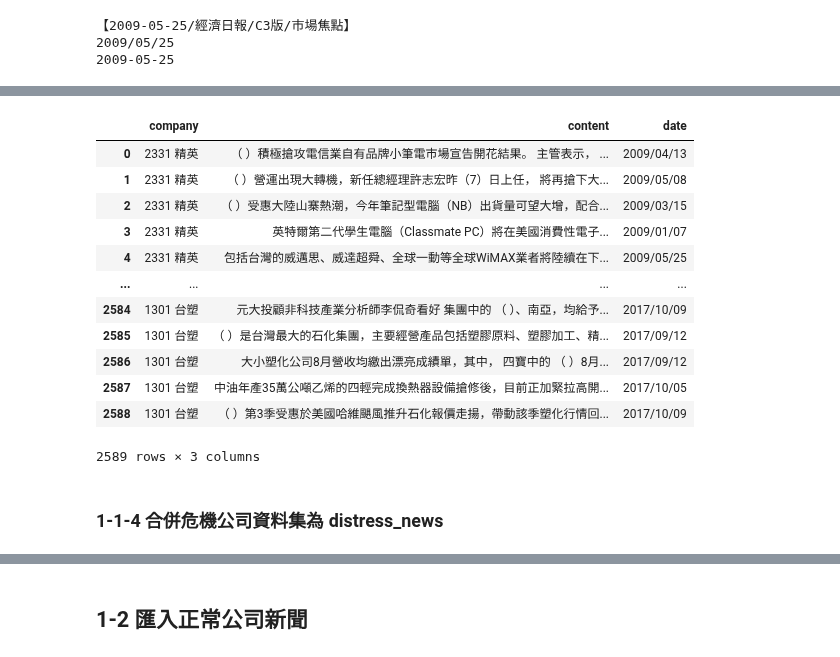
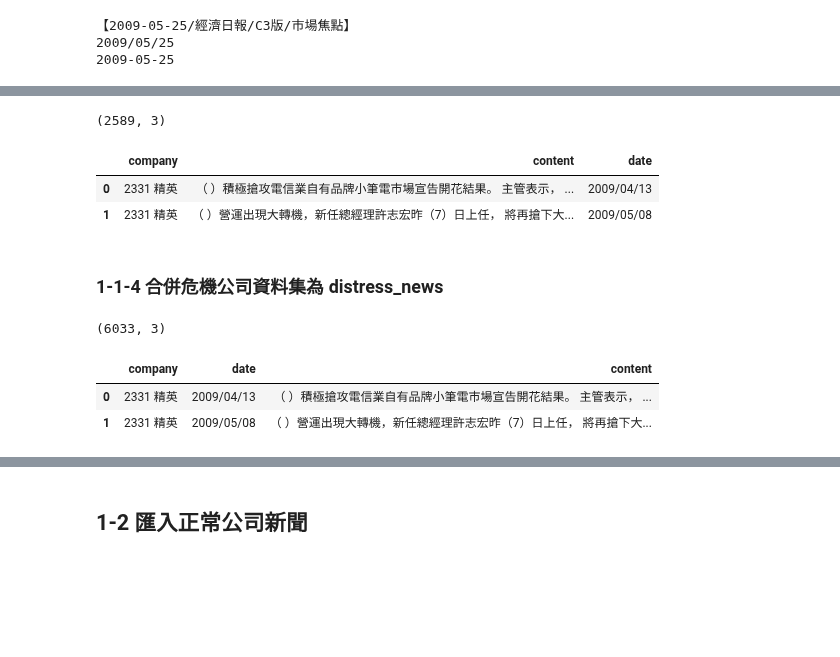
Before and after one commit to roccqqck/news_bert, a Jupyter notebook: 6.news_data_preprocessing.ipynb, the cells around one changed output, grey strips where cells are left out. Drawn from its saved outputs; the diff is of its cells as text; code cells hidden in the pictures; blank space fills up the shorter version.

```diff
--- a/6.news_data_preprocessing.ipynb
+++ b/6.news_data_preprocessing.ipynb
@@ -138,21 +104,13 @@ udn_distress
 udn_distress.to_csv("data/udn_distress_news.csv", index=False)
 # %%
 udn_distress = pd.read_csv("data/udn_distress_news.csv", encoding="utf-8")
-udn_distress
+print(udn_distress.shape)
+udn_distress.head(2)
 # %% [output]
+(2589, 3)
 |  | company | content | date |
 | 0 | 2331 精英 | （ ）積極搶攻電信業自有品牌小筆電市場宣告開花結果。 主管表示， ... | 2009/04/13 |
 | 1 | 2331 精英 | （ ）營運出現大轉機，新任總經理許志宏昨（7）日上任， 將再搶下大... | 2009/05/08 |
-| 2 | 2331 精英 | （ ）受惠大陸山寨熱潮，今年筆記型電腦（NB）出貨量可望大增，配合... | 2009/03/15 |
-| 3 | 2331 精英 | 英特爾第二代學生電腦（Classmate PC）將在美國消費性電子... | 2009/01/07 |
-| 4 | 2331 精英 | 包括台灣的威邁思、威達超舜、全球一動等全球WiMAX業者將陸續在下... | 2009/05/25 |
-| ... | ... | ... | ... |
-| 2584 | 1301 台塑 | 元大投顧非科技產業分析師李侃奇看好 集團中的 （ ）、南亞，均給予... | 2017/10/09 |
-| 2585 | 1301 台塑 | （ ）是台灣最大的石化集團，主要經營產品包括塑膠原料、塑膠加工、精... | 2017/09/12 |
-| 2586 | 1301 台塑 | 大小塑化公司8月營收均繳出漂亮成績單，其中， 四寶中的 （ ）8月... | 2017/09/12 |
-| 2587 | 1301 台塑 | 中油年產35萬公噸乙烯的四輕完成換熱器設備搶修後，目前正加緊拉高開... | 2017/10/05 |
-| 2588 | 1301 台塑 | （ ）第3季受惠於美國哈維颶風推升石化報價走揚，帶動該季塑化行情回... | 2017/10/09 |
-2589 rows × 3 columns
 # %% [markdown]
 ### 1-1-4 合併危機公司資料集為 distress_news
 # %%
@@ -166,3 +124,10 @@ content = content.append(tej_distress['新聞內容'])
 distress_news['company'] = company
 distress_news['date'] = date
 distress_news['content'] = content
+print(distress_news.shape)
+distress_news.head(2)
+# %% [output]
+(6033, 3)
+|  | company | date | content |
+| 0 | 2331 精英 | 2009/04/13 | （ ）積極搶攻電信業自有品牌小筆電市場宣告開花結果。 主管表示， ... |
+| 1 | 2331 精英 | 2009/05/08 | （ ）營運出現大轉機，新任總經理許志宏昨（7）日上任， 將再搶下大... |
```
Also changed, not shown: parts of 52 cells of this notebook.
